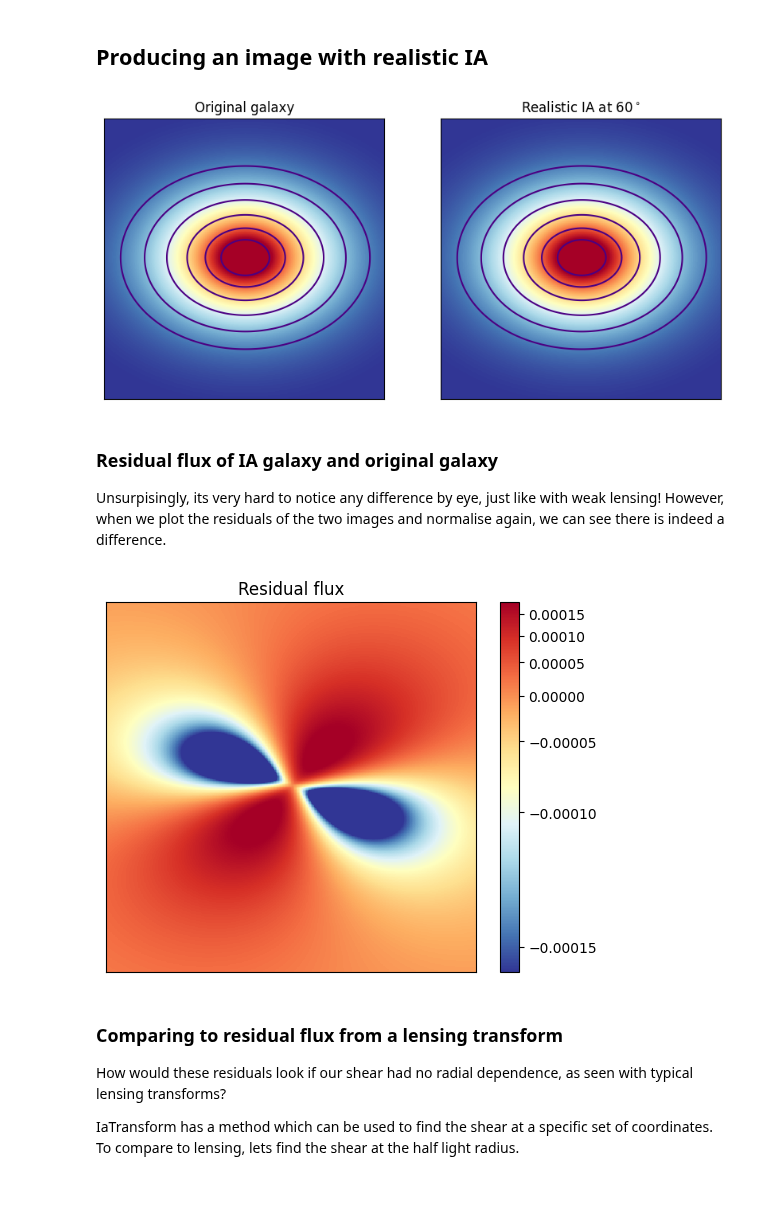
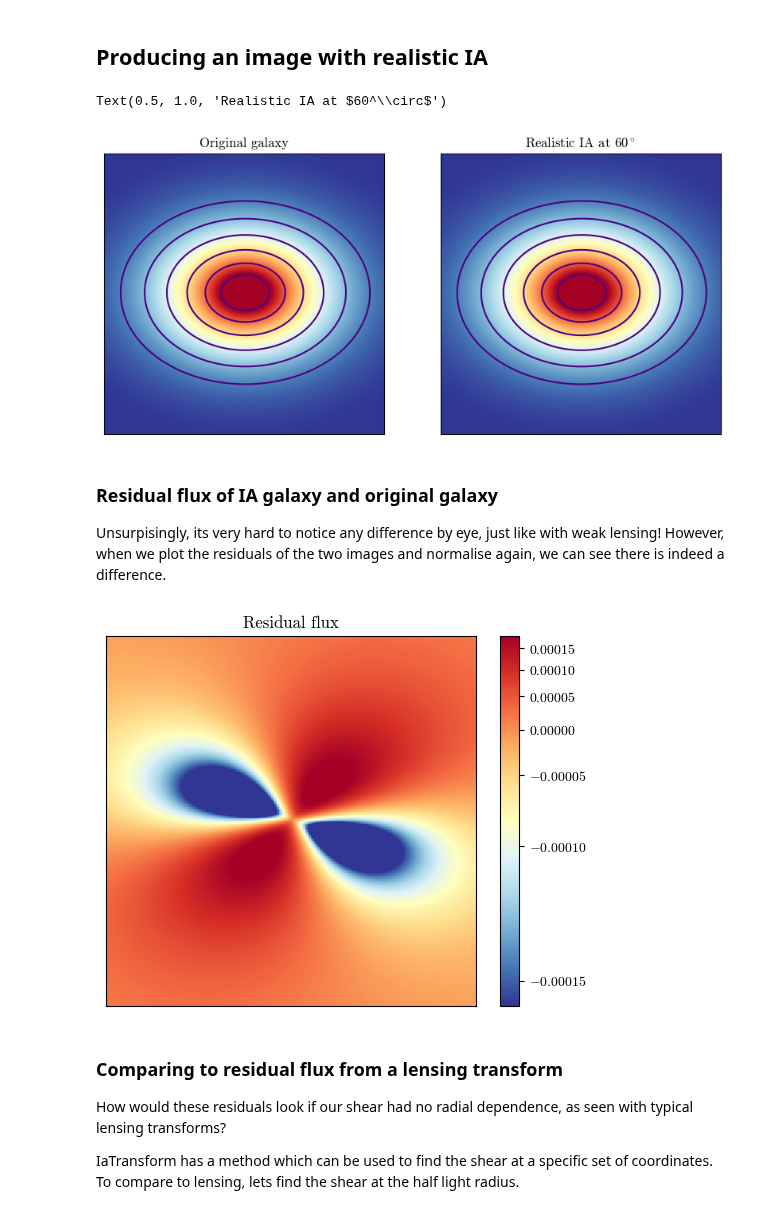
Before and after one commit to CMacM/BATSim, a Jupyter notebook: notebooks/examples/IA_transform.ipynb, the cells around one changed output. Saved outputs shown, nothing was run; the diff lists cells and outputs as text; code cells hidden in the pictures.

```diff
--- a/notebooks/examples/IA_transform.ipynb
+++ b/notebooks/examples/IA_transform.ipynb
@@ -8,6 +8,14 @@ import batsim.stamp as batstamp
 import batsim.pltutil as batplot
 
 from astropy.visualization import simple_norm
+from mpl_toolkits.axes_grid1 import make_axes_locatable
+
+plt.rcParams['font.family'] = 'serif'
+plt.rcParams['font.serif'] = ['cmr10']
+plt.rcParams['mathtext.fontset'] ='cm'
+plt.rcParams['figure.facecolor'] = 'white'
+plt.rc('axes', unicode_minus=False)
+plt.rc('axes.formatter', use_mathtext=True)
 # %% [markdown]
 ## BATSim IA transform set up (Exaggerated IA)
 # %% [markdown]
@@ -92,35 +101,37 @@ ia_gal = ia_stamp.sample_galaxy(sersic_gal)
 ia_stamp = batstamp.Stamp(nn=nn, scale=scale)
 IaTransform = batforms.IaTransform(A=0.001362, beta=0.824,
                                     phi=np.radians(60),
-                                    hlr=hlr, scale=scale)
+                                    hlr=hlr, scale=scale,
+                                    clip_radius=5)
 
 ia_stamp.transform_grids(IaTransform)
 ia_gal = ia_stamp.sample_galaxy(sersic_gal)
 
 og_min, og_max = batplot.determine_cuts(og_gal)
 ia_min, ia_max = batplot.determine_cuts(ia_gal)
 
 og_sn = simple_norm(og_gal, "asinh", asinh_a=0.1, min_cut=og_min, max_cut=og_max)
 ia_sn = simple_norm(ia_gal, "asinh", asinh_a=0.1, min_cut=ia_min, max_cut=ia_max)
 
 fig, axs = plt.subplots(1,2, figsize=[10,15])
 
 contours = np.geomspace(0.02, 0.5, 6)
 
 for ax in axs:
     ax.set_xticks([]);
     ax.set_yticks([]);
 
 axs[0].imshow(og_gal, norm=og_sn, cmap='RdYlBu_r', origin='lower')
 axs[0].contour(og_gal, levels=contours, colors='indigo')
 axs[0].set_title('Original galaxy')
 
 axs[1].imshow(ia_gal, norm=ia_sn, cmap='RdYlBu_r', origin='lower')
 axs[1].contour(ia_gal, levels=contours, colors='indigo')
 axs[1].set_title(r'Realistic IA at $60^\circ$')
 #plt.savefig('IA_realistic_galaxy_compare.png', dpi=300, bbox_inches='tight')
 # %% [output]
+Text(0.5, 1.0, 'Realistic IA at $60^\\circ$')
-[figure, old version]
+[figure, new version]
 # %% [markdown]
 ### Residual flux of IA galaxy and original galaxy
 
@@ -137,7 +148,7 @@ plt.xticks([]);
 plt.yticks([]);
 #plt.savefig('IA_residual_flux.png', dpi=300, bbox_inches='tight')
 # %% [output]
-[figure, old version]
+[figure, new version]
 # %% [markdown]
 ### Comparing to residual flux from a lensing transform
 
```
Also changed, not shown: parts of 4 cells of this notebook, 18 other files.
